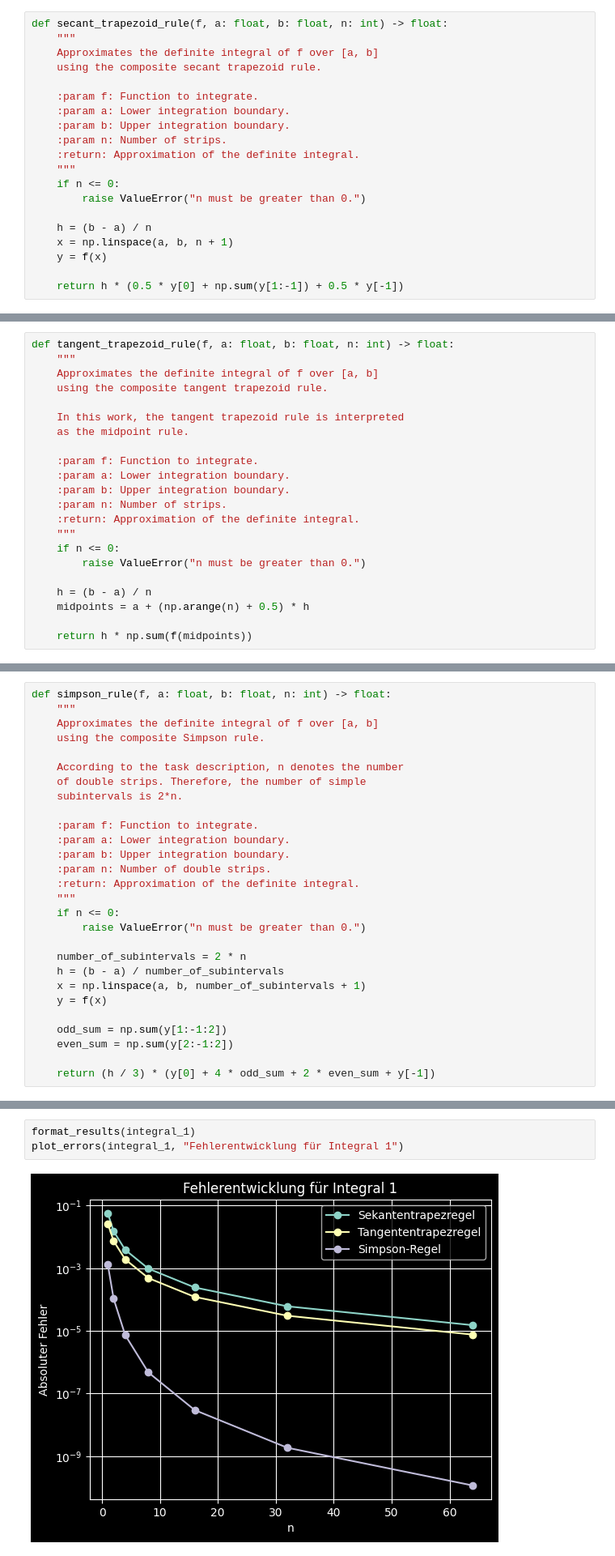
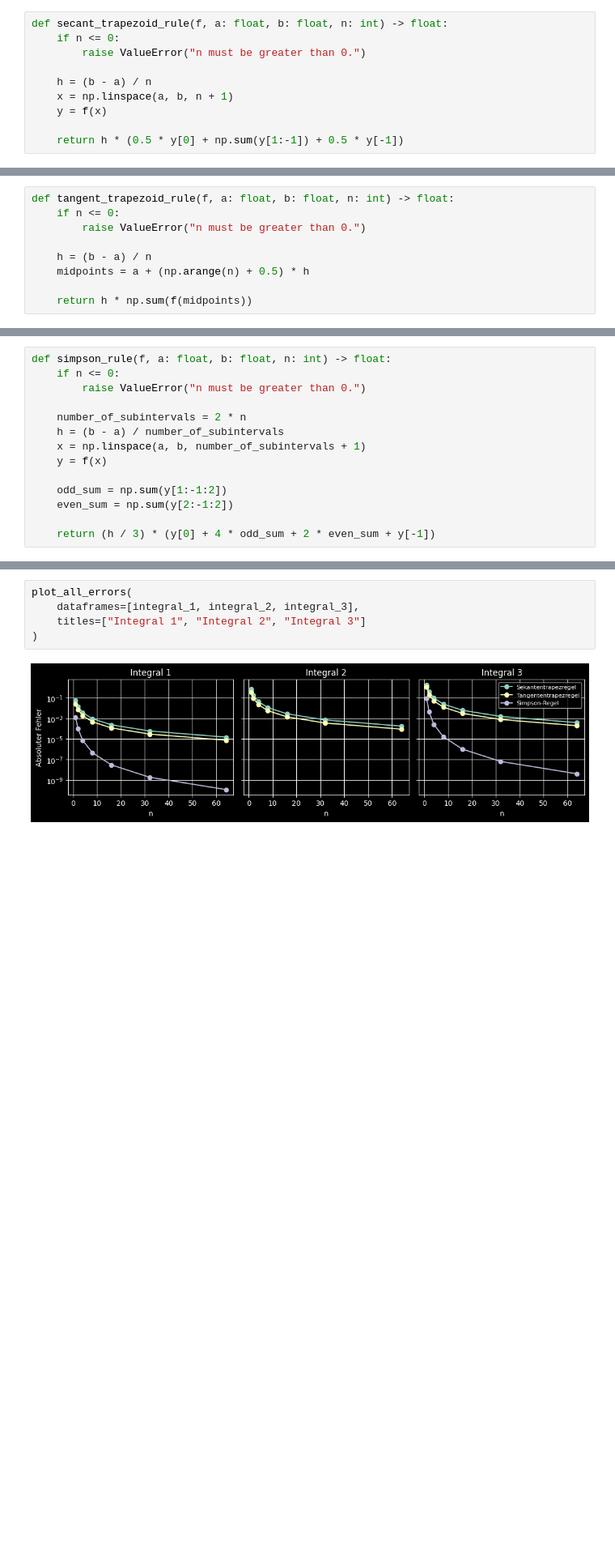
Before and after one commit to mschori/ffhs-fs26-AnPy-Doku, a Jupyter notebook: Semesterarbeiten/FFHS_FS26_AnPy_MichaelSchori_Semesterarbeit_Teil4.ipynb, the cells around one changed output, grey strips where cells are left out. Shown at 81% size. Cells and saved outputs as stored; diff of their text form; blank space fills up the shorter version.

```diff
--- a/Semesterarbeiten/FFHS_FS26_AnPy_MichaelSchori_Semesterarbeit_Teil4.ipynb
+++ b/Semesterarbeiten/FFHS_FS26_AnPy_MichaelSchori_Semesterarbeit_Teil4.ipynb
@@ -165,16 +165,6 @@ import pandas as pd
 ### Sekantentrapezregel
 # %%
 def secant_trapezoid_rule(f, a: float, b: float, n: int) -> float:
-    """
-    Approximates the definite integral of f over [a, b]
-    using the composite secant trapezoid rule.
-
-    :param f: Function to integrate.
-    :param a: Lower integration boundary.
-    :param b: Upper integration boundary.
-    :param n: Number of strips.
-    :return: Approximation of the definite integral.
-    """
     if n <= 0:
         raise ValueError("n must be greater than 0.")
 
@@ -187,19 +177,6 @@ def secant_trapezoid_rule(f, a: float, b: float, n: int) -> float:
 ### Tangententrapezregel (Mittelpunktregel)
 # %%
 def tangent_trapezoid_rule(f, a: float, b: float, n: int) -> float:
-    """
-    Approximates the definite integral of f over [a, b]
-    using the composite tangent trapezoid rule.
-
-    In this work, the tangent trapezoid rule is interpreted
-    as the midpoint rule.
-
-    :param f: Function to integrate.
-    :param a: Lower integration boundary.
-    :param b: Upper integration boundary.
-    :param n: Number of strips.
-    :return: Approximation of the definite integral.
-    """
     if n <= 0:
         raise ValueError("n must be greater than 0.")
 
@@ -211,20 +188,6 @@ def tangent_trapezoid_rule(f, a: float, b: float, n: int) -> float:
 ### Simpson-Regel
 # %%
 def simpson_rule(f, a: float, b: float, n: int) -> float:
-    """
-    Approximates the definite integral of f over [a, b]
-    using the composite Simpson rule.
-
-    According to the task description, n denotes the number
-    of double strips. Therefore, the number of simple
-    subintervals is 2*n.
-
-    :param f: Function to integrate.
-    :param a: Lower integration boundary.
-    :param b: Upper integration boundary.
-    :param n: Number of double strips.
-    :return: Approximation of the definite integral.
-    """
     if n <= 0:
         raise ValueError("n must be greater than 0.")
 
@@ -393,6 +316,8 @@ Die Funktion $f(x)=1/x$ ist auf dem Intervall $[1,2]$ glatt. Deshalb ist zu erwa
 # %%
-format_results(integral_1)
-plot_errors(integral_1, "Fehlerentwicklung für Integral 1")
+plot_all_errors(
+    dataframes=[integral_1, integral_2, integral_3],
+    titles=["Integral 1", "Integral 2", "Integral 3"]
+)
 # %% [output]
-[figure, old version]
+[figure, new version]
 # %% [markdown]
```
Also changed, not shown: parts of 12 cells of this notebook.
